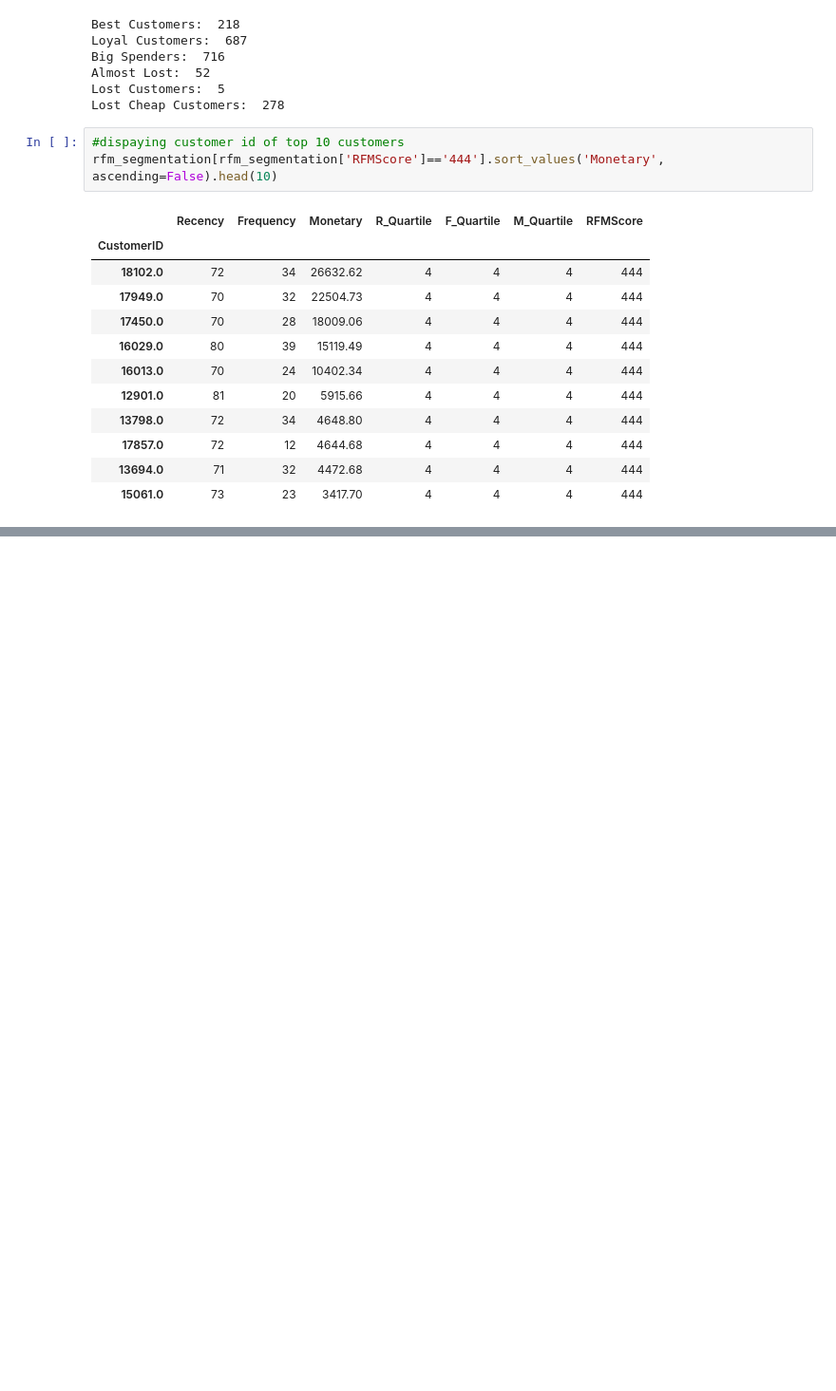
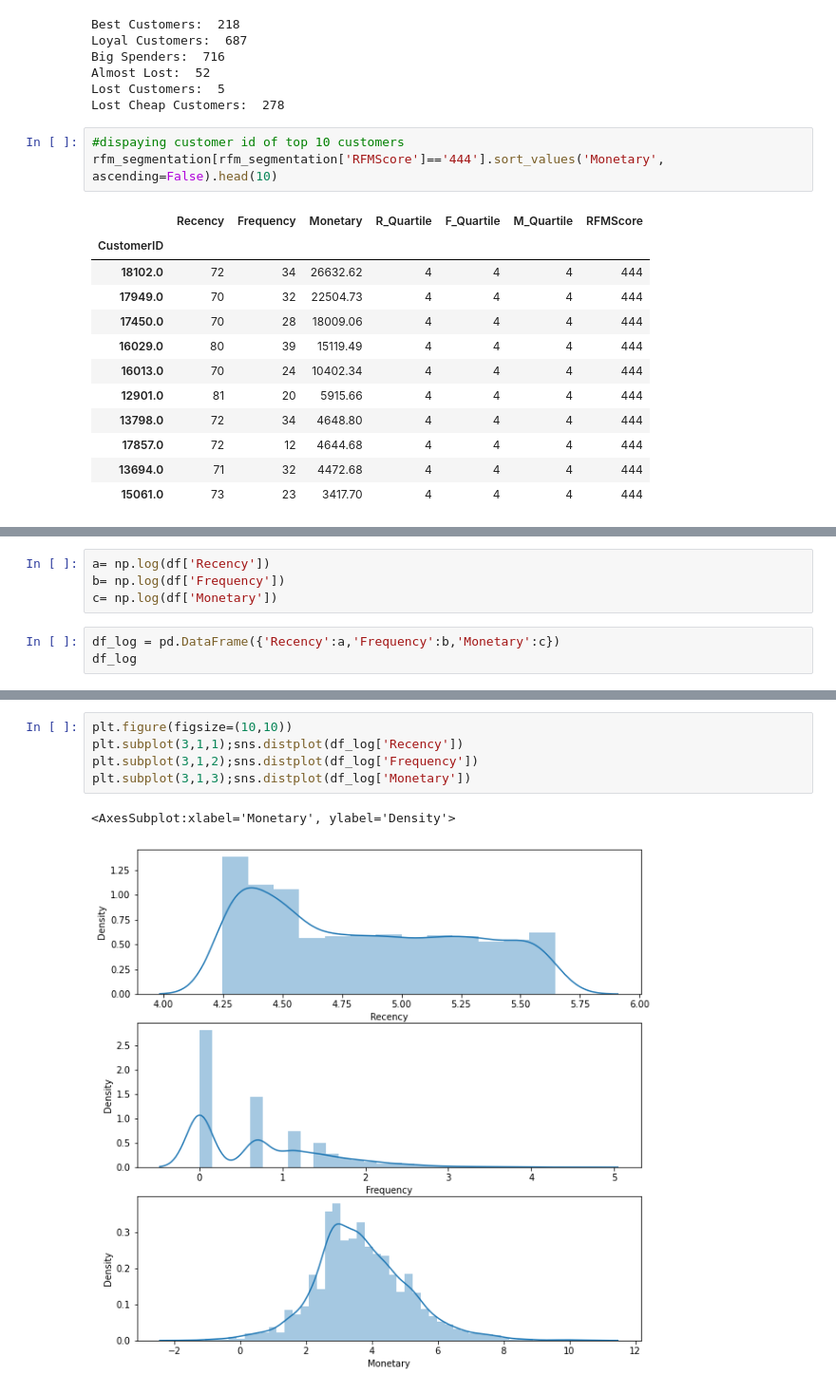
Before and after one commit to iam-ajitkumartoppo/customer_segmentation, a Jupyter notebook: Customer segmentation.ipynb, the cells around one changed output, grey strips where cells are left out. Shown at 95% size. Drawn from its saved outputs; the diff is of its cells as text; blank space fills up the shorter version.

```diff
--- a/Customer segmentation.ipynb
+++ b/Customer segmentation.ipynb
@@ -429,0 +492,7 @@ rfm_segmentation[rfm_segmentation['RFMScore']=='444'].sort_values('Monetary', as
+# %%
+a= np.log(df['Recency'])
+b= np.log(df['Frequency'])
+c= np.log(df['Monetary'])
+# %%
+df_log = pd.DataFrame({'Recency':a,'Frequency':b,'Monetary':c})
+df_log
@@ -429,0 +514,8 @@ rfm_segmentation[rfm_segmentation['RFMScore']=='444'].sort_values('Monetary', as
+# %%
+plt.figure(figsize=(10,10))
+plt.subplot(3,1,1);sns.distplot(df_log['Recency'])
+plt.subplot(3,1,2);sns.distplot(df_log['Frequency'])
+plt.subplot(3,1,3);sns.distplot(df_log['Monetary'])
+# %% [output]
+<AxesSubplot:xlabel='Monetary', ylabel='Density'>
+[figure, added]
```
Also changed, not shown: parts of 25 cells of this notebook.
